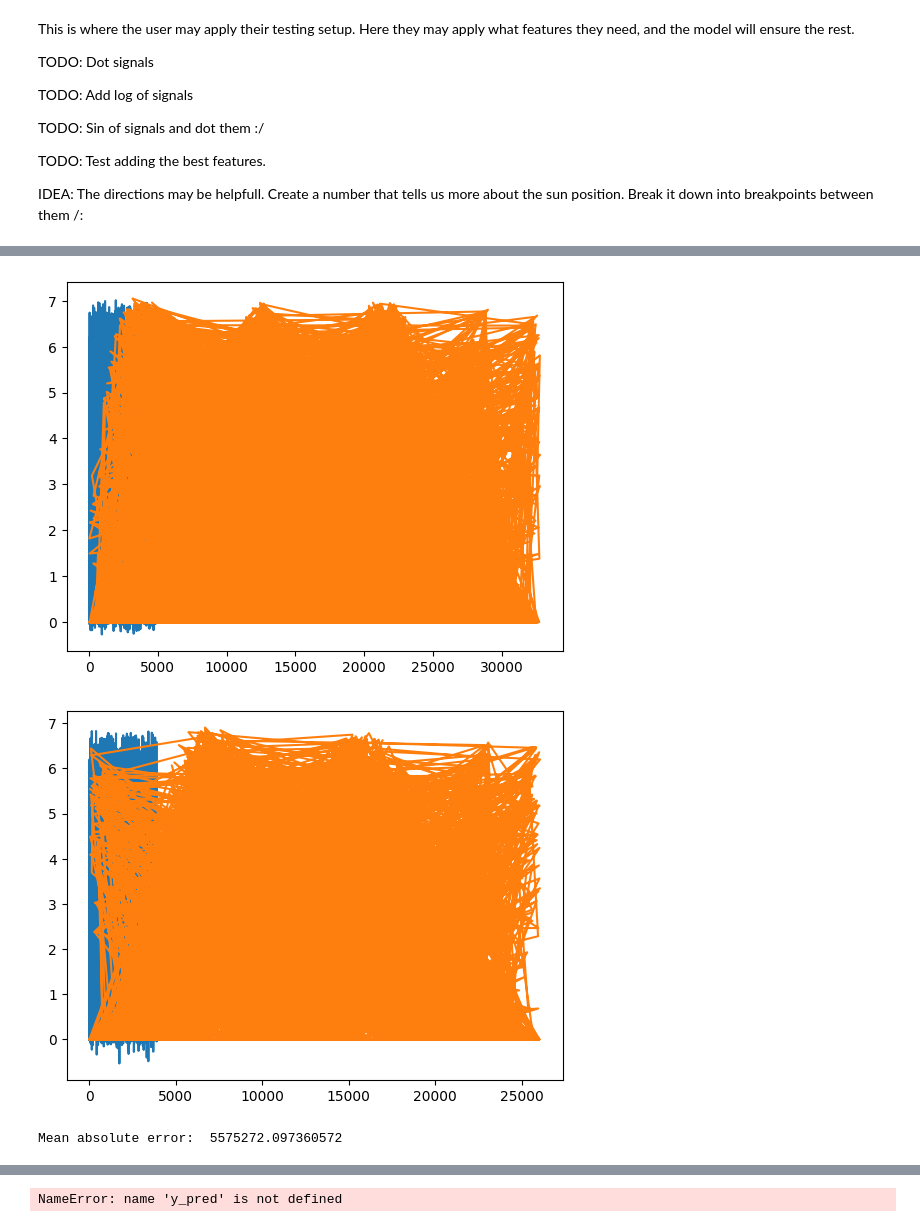
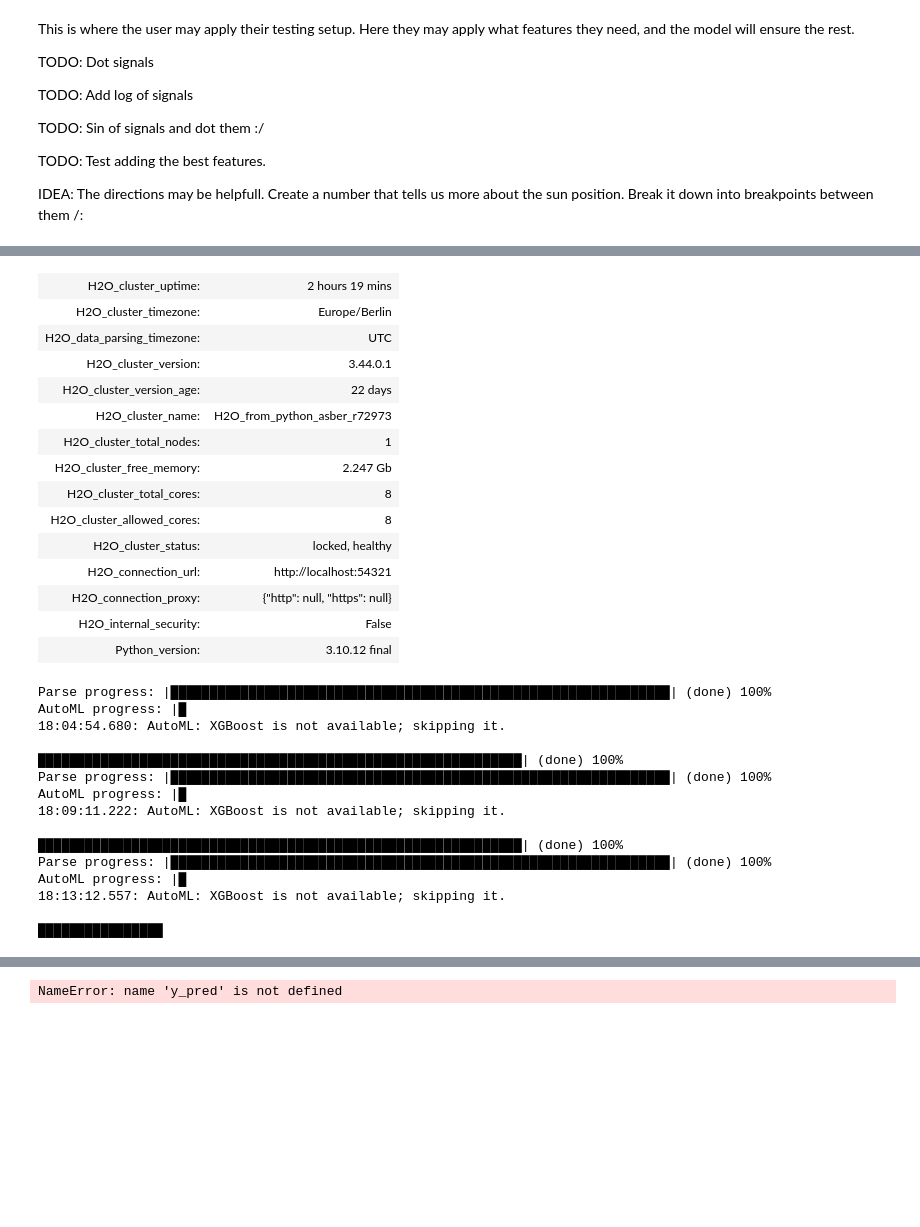
Before and after one commit to Myteck/TDT4173-Machine-Learning-Solar-Energy-Production-Forecasting, a Jupyter notebook: data/machine_learning.ipynb, the cells around one changed output, grey strips where cells are left out. Saved outputs shown, nothing was run; the diff lists cells and outputs as text; code cells hidden in the pictures; blank space fills up the shorter version.

```diff
--- a/data/machine_learning.ipynb
+++ b/data/machine_learning.ipynb
@@ -660,9 +660,7 @@ class learner:
 
             X = pd.read_csv(path[0], sep='\t')[self.features]
 
-            y = pd.read_csv(path[1], sep='\t')
-
-            y = log_df(y, ['pv_measurement'])['log_pv_measurement']
+            y = pd.read_csv(path[1], sep='\t')['pv_measurement']
 
             X_pred = pd.read_csv(path[2], sep='\t')[self.features + ["date_forecast"]]
             X_pred["date_forecast"] = pd.to_datetime(X_pred["date_forecast"])
@@ -798,7 +796,7 @@ class learner:
             unformated_pred_df["building"] = self.buildings[i]
 
             # Use the replace method with the specified column and dictionary
-            unformated_pred_df["pv_measurement"] = pd.Series(10**np.array(unformated_pred))
+            unformated_pred_df["pv_measurement"] = pd.Series(np.array(unformated_pred))
             unformated_pred_df["pv_measurement"] = unformated_pred_df["pv_measurement"].apply(lambda x: max(0, x))
 
             unformated_pred_df["pv_measurement"].plot()
@@ -1010,9 +1008,9 @@ features = ["clear_sky_energy_1h:J", "clear_sky_rad:W", "cloud_base_agl:m", "dew
 # Testing the procedure
 l = learner(file_paths = file_paths, features = features)
 l.create_training_data_multi_model()
-l.fit_multi_model()
-l.get_performance_multi_model()
-l.predict_multi_model()
+l.fit_multi_model_h2o()
+l.get_performance_multi_model_h2o()
+l.predict_multi_model_h2o()
 
 # IDEA: Add a different scaler for all the different features, then transform then into the right scale after the fact
 # Remove any needless features, add until you get a good outpu
@@ -1040,3 +1037,30 @@ Name: log_pv_measurement, Length: 26071, dtype: float64
-[figure, removed]
-[figure, removed]
+| H2O_cluster_uptime: | 2 hours 19 mins |
+| H2O_cluster_timezone: | Europe/Berlin |
+| H2O_data_parsing_timezone: | UTC |
+| H2O_cluster_version: | 3.44.0.1 |
+| H2O_cluster_version_age: | 22 days |
+| H2O_cluster_name: | H2O_from_python_asber_r72973 |
+| H2O_cluster_total_nodes: | 1 |
+| H2O_cluster_free_memory: | 2.247 Gb |
+| H2O_cluster_total_cores: | 8 |
+| H2O_cluster_allowed_cores: | 8 |
+| H2O_cluster_status: | locked, healthy |
+| H2O_connection_url: | http://localhost:54321 |
+| H2O_connection_proxy: | {"http": null, "https": null} |
+| H2O_internal_security: | False |
+| Python_version: | 3.10.12 final |
-Mean absolute error:  5575272.097360572
+Parse progress: |████████████████████████████████████████████████████████████████| (done) 100%
+AutoML progress: |█
+18:04:54.680: AutoML: XGBoost is not available; skipping it.
+
+██████████████████████████████████████████████████████████████| (done) 100%
+Parse progress: |████████████████████████████████████████████████████████████████| (done) 100%
+AutoML progress: |█
+18:09:11.222: AutoML: XGBoost is not available; skipping it.
+
+██████████████████████████████████████████████████████████████| (done) 100%
+Parse progress: |████████████████████████████████████████████████████████████████| (done) 100%
+AutoML progress: |█
+18:13:12.557: AutoML: XGBoost is not available; skipping it.
+
+████████████████
```
Also changed, not shown: parts of 2 cells of this notebook, 1 other file.
